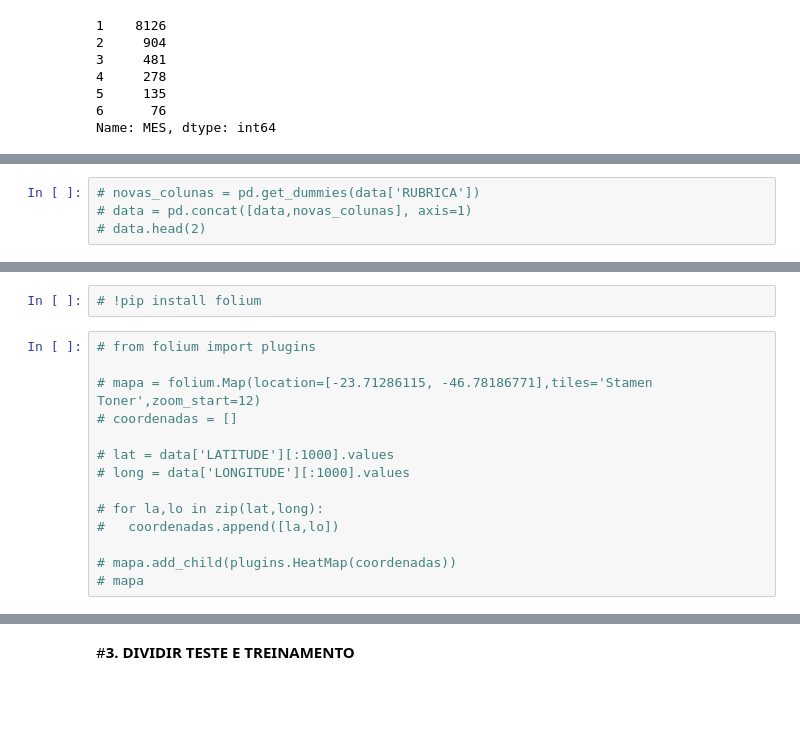
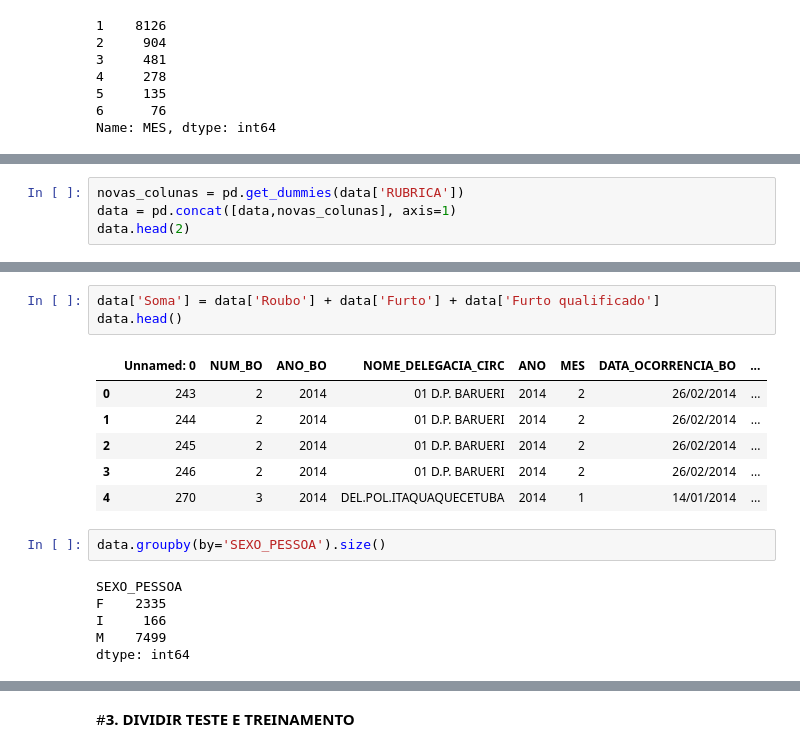
Before and after one commit to debora28/pi-2020.2, a Jupyter notebook: 07_12_Crime_E2.ipynb, the cells around one changed output, grey strips where cells are left out. Saved outputs shown, nothing was run; the diff lists cells and outputs as text; blank space fills up the shorter version.

```diff
--- a/07_12_Crime_E2.ipynb
+++ b/07_12_Crime_E2.ipynb
@@ -454,4 +367,4 @@ plt.show()
 # %%
-# novas_colunas = pd.get_dummies(data['RUBRICA'])
-# data = pd.concat([data,novas_colunas], axis=1)
-# data.head(2)
+novas_colunas = pd.get_dummies(data['RUBRICA'])
+data = pd.concat([data,novas_colunas], axis=1)
+data.head(2)
@@ -486,16 +375,18 @@ Successfully built folium
-# %%
-# !pip install folium
-# %%
-# from folium import plugins
-
-# mapa = folium.Map(location=[-23.71286115, -46.78186771],tiles='Stamen Toner',zoom_start=12)
-# coordenadas = []
-
-# lat = data['LATITUDE'][:1000].values
-# long = data['LONGITUDE'][:1000].values
-
-# for la,lo in zip(lat,long):
-#   coordenadas.append([la,lo])
-
-# mapa.add_child(plugins.HeatMap(coordenadas))
-# mapa
+# %%
+data['Soma'] = data['Roubo'] + data['Furto'] + data['Furto qualificado']
+data.head()
+# %% [output]
+|  | Unnamed: 0 | NUM_BO | ANO_BO | NOME_DELEGACIA_CIRC | ANO | MES | DATA_OCORRENCIA_BO | ... |
+| 0 | 243 | 2 | 2014 | 01 D.P. BARUERI | 2014 | 2 | 26/02/2014 | ... |
+| 1 | 244 | 2 | 2014 | 01 D.P. BARUERI | 2014 | 2 | 26/02/2014 | ... |
+| 2 | 245 | 2 | 2014 | 01 D.P. BARUERI | 2014 | 2 | 26/02/2014 | ... |
+| 3 | 246 | 2 | 2014 | 01 D.P. BARUERI | 2014 | 2 | 26/02/2014 | ... |
+| 4 | 270 | 3 | 2014 | DEL.POL.ITAQUAQUECETUBA | 2014 | 1 | 14/01/2014 | ... |
+# %%
+data.groupby(by='SEXO_PESSOA').size()
+# %% [output]
+SEXO_PESSOA
+F    2335
+I     166
+M    7499
+dtype: int64
```
Also changed, not shown: parts of 38 cells of this notebook.
